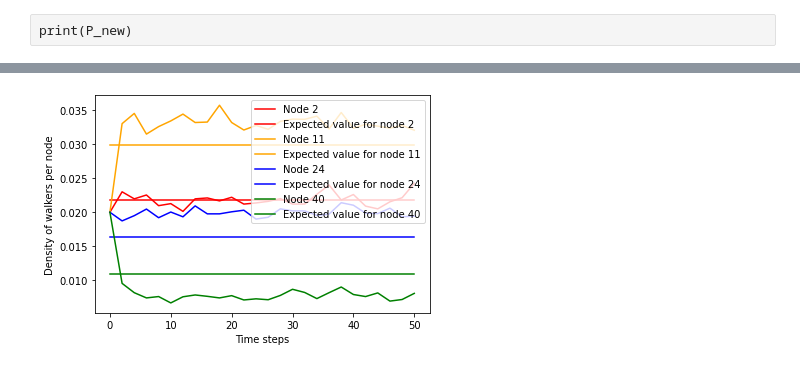
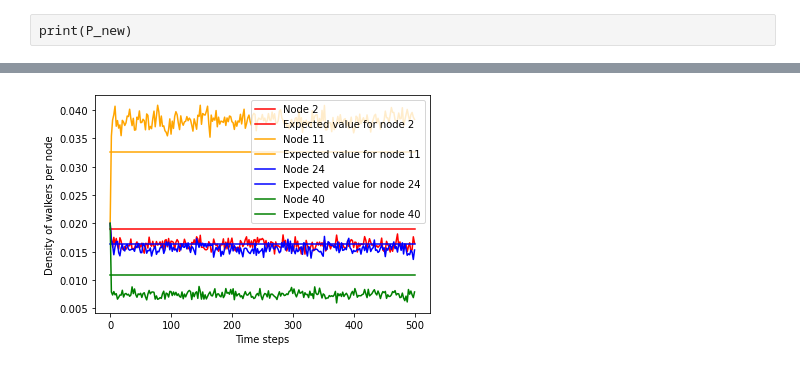
Before and after one commit to Ferri-00/Esame-Complessi, a Jupyter notebook: LinkRemoval.ipynb, the cells around one changed output, grey strips where cells are left out. Drawn from its saved outputs; the diff is of its cells as text; code cells hidden in the pictures.

```diff
--- a/LinkRemoval.ipynb
+++ b/LinkRemoval.ipynb
@@ -223,2 +247,0 @@ for h in range(len(history)):
-# %%
-time_steps = int(5e1)
@@ -224,0 +252,9 @@ time_steps = int(5e1)
+# %%
+t0 = time.time()
+
+for h in range(len(long_history)):
+    h = int(h)
+    for t in range(time_steps):
+        dynamic_evolution_after(G, P_new, long_history[h])
+
+print(f"done in {int((time.time()-t0)/60)} minutes and {((time.time()-t0)%60)} seconds")
@@ -225,3 +263,5 @@ time_steps = int(5e1)
+# %%
+time_steps = int(5e2)
 # %%
 t0 = time.time()
 
@@ -231,9 +271,7 @@ for h in range(len(history)):
         G.nodes[n]['N_i'] = walker_per_node
 
     for t in range(time_steps):
-#         t1 = time.time()
-        dynamic_evolution(G, P_new, history[h])
-#         print(f"done in {int((time.time()-t1)/60)} minutes and {((time.time()-t1)%60)} seconds")
+        dynamic_evolution_after(G, P_new, history[h])
 
 print(f"done in {int((time.time()-t0)/60)} minutes and {((time.time()-t0)%60)} seconds")
 # %% [output]
@@ -293,21 +330,21 @@ print(sum([np.abs(h - k) for h, k in zip(hMean[-1], pSNorm_new)])/len(history[0]
 # %%
 fig, ax = plt.subplots(nrows = 1, ncols = 1)
 node = [2, 11, 24, 40]
-col = ['red', 'orange', 'blue', 'green']
+color = ['red', 'orange', 'blue', 'green']
 
 time_range = hMean
 index = np.arange(0, len(time_range), 2)
 
-j=0
+col = 0
 for i in node:
-    ax.plot(index, [time_range[ind][i] for ind in index], label = f"Node {i}", color = col[j])
-    ax.plot(index, [pSNorm_new[i]]*len(index), label = f"Expected value for node {i}", color = col[j])
-    j += 1
+    ax.plot(index, [time_range[ind][i] for ind in index], label = f"Node {i}", color = color[col])
+    ax.plot(index, [pSNorm_new[i]]*len(index), label = f"Expected value for node {i}", color = color[col])
+    col += 1
 
 ax.set_xlabel("Time steps")
 ax.set_ylabel("Density of walkers per node")
 ax.legend()
 
 plt.show()
 # %% [output]
-[figure, old version]
+[figure, new version]
```
Also changed, not shown: parts of 23 cells of this notebook, 2 other files.
